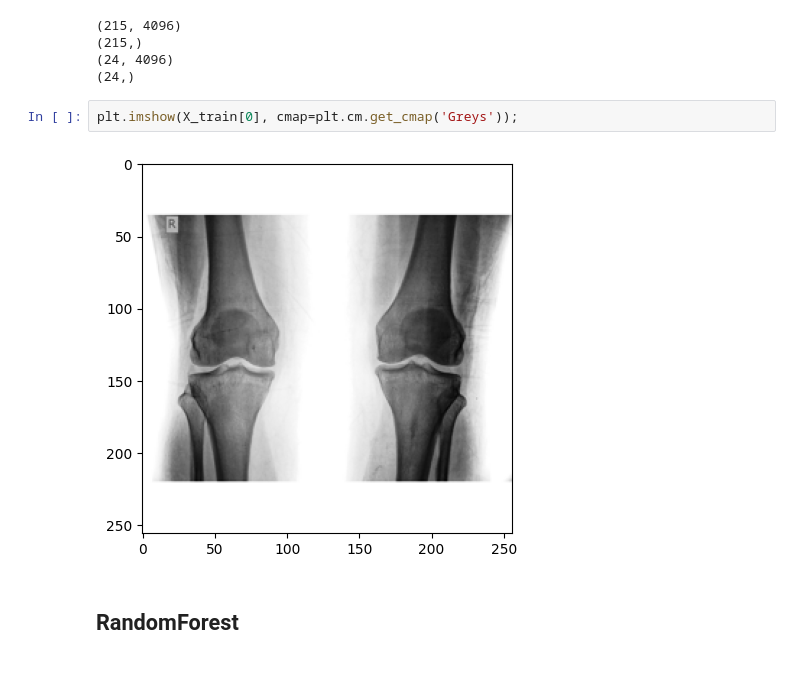
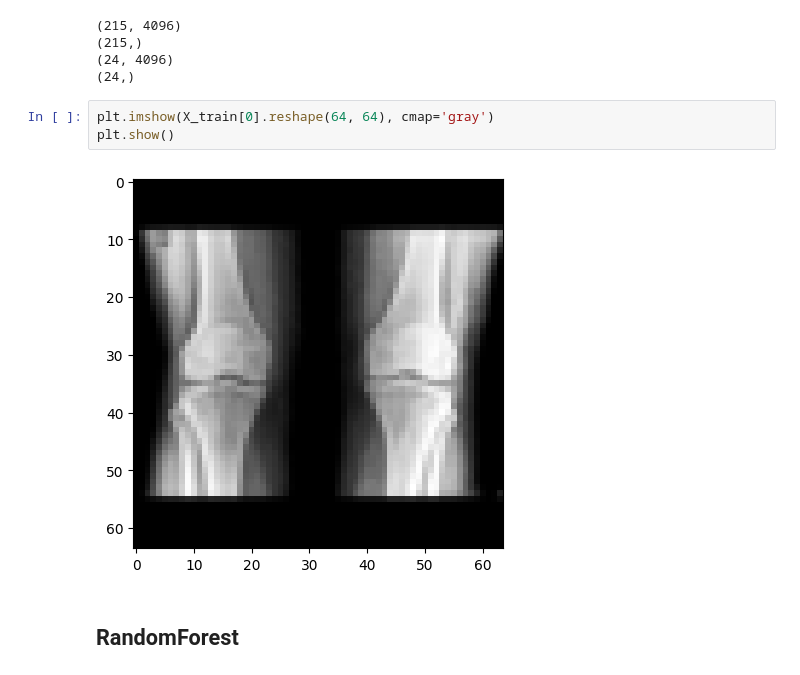
Before and after one commit to AGC79/proyecto_machine_learning_agc, a Jupyter notebook: proyecto_osteoporosis.ipynb, the cells around one changed output. Cells and saved outputs as stored; diff of their text form.

```diff
--- a/proyecto_osteoporosis.ipynb
+++ b/proyecto_osteoporosis.ipynb
@@ -194,9 +204,10 @@ print(y_test.shape)
 (24, 4096)
 (24,)
 # %%
-plt.imshow(X_train[0], cmap=plt.cm.get_cmap('Greys'));
+plt.imshow(X_train[0].reshape(64, 64), cmap='gray')
+plt.show()
 # %% [output]
-[figure, old version]
+[figure, new version]
 # %% [markdown]
 ## RandomForest
 # %%
```
Also changed, not shown: parts of 52 cells of this notebook.
